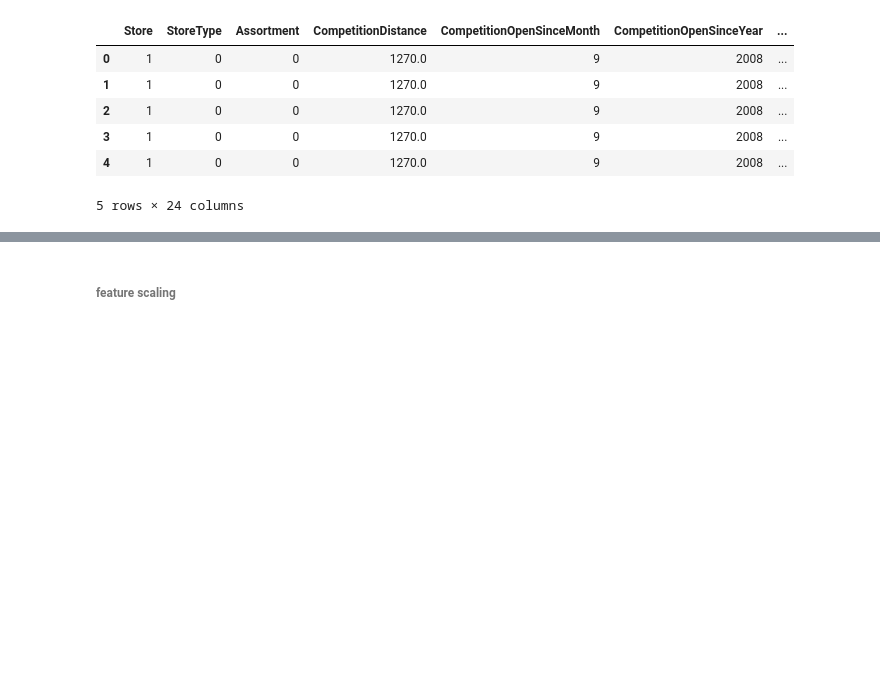
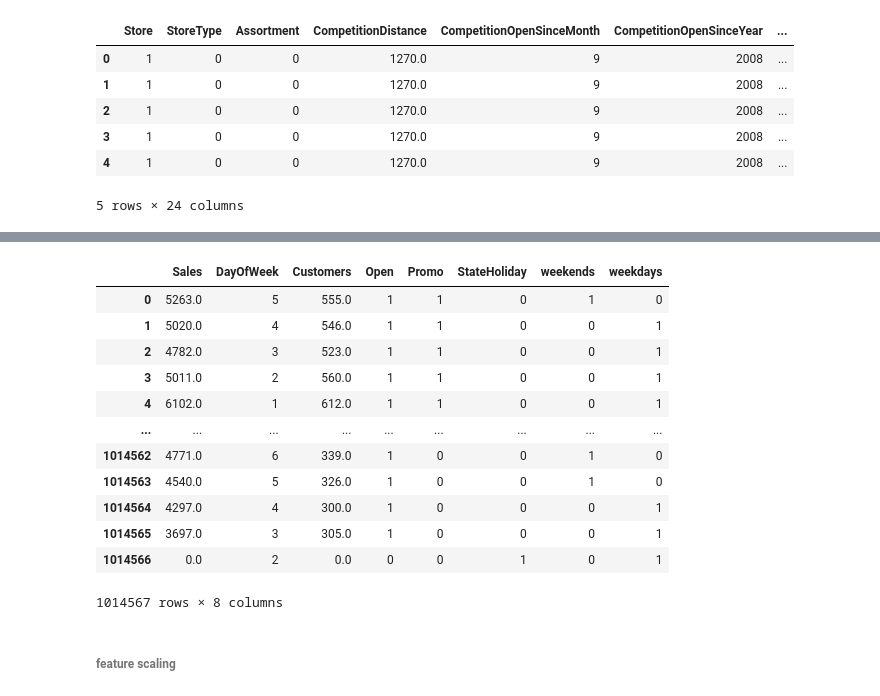
Before and after one commit to skevin-dev/Pharmaceutical_Sales_prediction, a Jupyter notebook: Notebooks/Data _pre-processing & Modelling .ipynb, the cells around one changed output, grey strips where cells are left out. Drawn from its saved outputs; the diff is of its cells as text; code cells hidden in the pictures; blank space fills up the shorter version.

```diff
--- a/Notebooks/Data _pre-processing & Modelling .ipynb
+++ b/Notebooks/Data _pre-processing & Modelling .ipynb
@@ -149,3 +159,22 @@ test_df.head()
+# %%
+#select useful cols
+use_cols = ['Sales','DayOfWeek','Customers','Open','Promo','StateHoliday','weekends','weekdays']
+train_df_use_cols = train_df[use_cols]
+train_df_use_cols
+# %% [output]
+|  | Sales | DayOfWeek | Customers | Open | Promo | StateHoliday | weekends | weekdays |
+| 0 | 5263.0 | 5 | 555.0 | 1 | 1 | 0 | 1 | 0 |
+| 1 | 5020.0 | 4 | 546.0 | 1 | 1 | 0 | 0 | 1 |
+| 2 | 4782.0 | 3 | 523.0 | 1 | 1 | 0 | 0 | 1 |
+| 3 | 5011.0 | 2 | 560.0 | 1 | 1 | 0 | 0 | 1 |
+| 4 | 6102.0 | 1 | 612.0 | 1 | 1 | 0 | 0 | 1 |
+| ... | ... | ... | ... | ... | ... | ... | ... | ... |
+| 1014562 | 4771.0 | 6 | 339.0 | 1 | 0 | 0 | 1 | 0 |
+| 1014563 | 4540.0 | 5 | 326.0 | 1 | 0 | 0 | 1 | 0 |
+| 1014564 | 4297.0 | 4 | 300.0 | 1 | 0 | 0 | 0 | 1 |
+| 1014565 | 3697.0 | 3 | 305.0 | 1 | 0 | 0 | 0 | 1 |
+| 1014566 | 0.0 | 2 | 0.0 | 0 | 0 | 1 | 0 | 1 |
+1014567 rows × 8 columns
 # %% [markdown]
 ###### feature scaling
 # %% [markdown]
```
Also changed, not shown: parts of 41 cells of this notebook, 2 other files.
